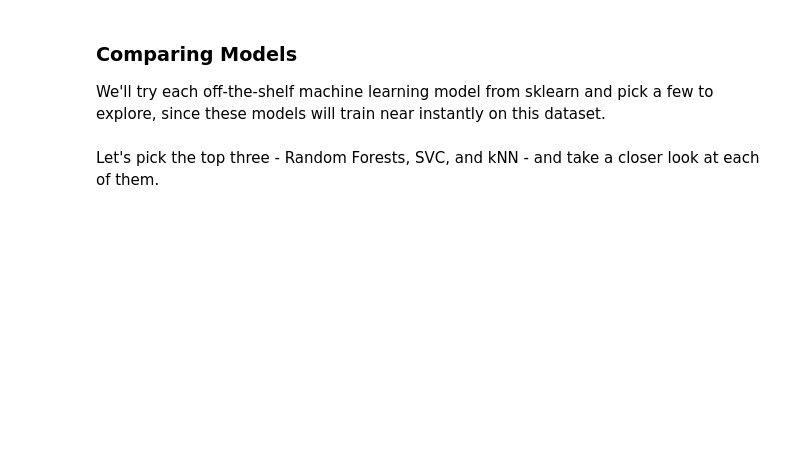
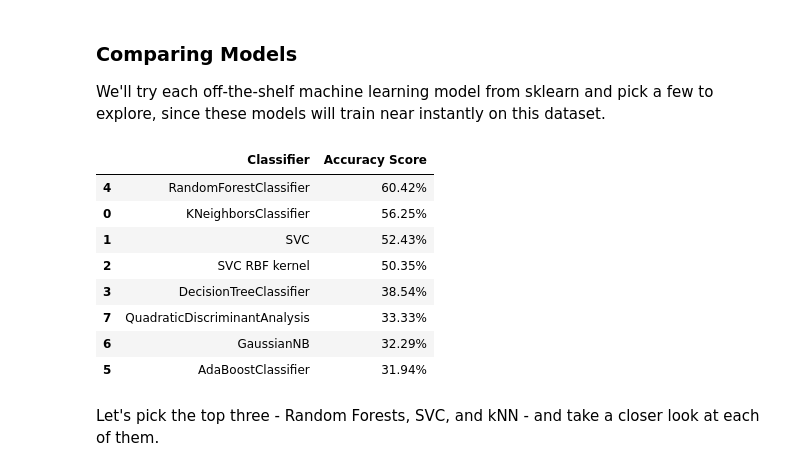
Before and after one commit to siimka113/339, a Jupyter notebook: Week_3_MachineLearning.ipynb, the cells around one changed output. Saved outputs shown, nothing was run; the diff lists cells and outputs as text; code cells hidden in the pictures; blank space fills up the shorter version.

Commit message:
Ran on local host and did some new analysis

```diff
--- a/Week_3_MachineLearning.ipynb
+++ b/Week_3_MachineLearning.ipynb
@@ -528,29 +563,41 @@ We'll try each off-the-shelf machine learning model from sklearn and pick a few
 # %%
 from sklearn.neighbors import KNeighborsClassifier
 from sklearn.svm import SVC
 from sklearn.tree import DecisionTreeClassifier
 from sklearn.ensemble import RandomForestClassifier, AdaBoostClassifier
 from sklearn.naive_bayes import GaussianNB
 from sklearn.discriminant_analysis import QuadraticDiscriminantAnalysis
 
 classification_models = [
-    KNeighborsClassifier(),#(3),
-    SVC(kernel='linear'),#, C=0.025),
+    KNeighborsClassifier(),
+    SVC(kernel='linear'),
     SVC(kernel='rbf'),
-    DecisionTreeClassifier(),#max_depth=5),
-    RandomForestClassifier(),#max_depth=5, n_estimators=10, max_features=1),
+    DecisionTreeClassifier(),
+    RandomForestClassifier(),
     AdaBoostClassifier(),
     GaussianNB(),
-    QuadraticDiscriminantAnalysis()]
+    QuadraticDiscriminantAnalysis(solver='eigen', shrinkage=0.5)]
 
 scores = []
 for model in classification_models:
+    # The 'solver' parameter is now set directly in the QuadraticDiscriminantAnalysis constructor
+    # model.solver = 'eigen' # This line is no longer needed here
     model.fit(X_train_scaled, y_train)
     score = model.score(X_test_scaled, y_test)
     model_name = type(model).__name__
     if model_name=='SVC' and model.kernel=='rbf': model_name+=' RBF kernel'
     scores.append((model_name,(f'{100*score:.2f}%')))
 # Make it pretty
 scores_df = pd.DataFrame(scores,columns=['Classifier','Accuracy Score'])
 scores_df.sort_values(by='Accuracy Score',axis=0,ascending=False)
+# %% [output]
+|  | Classifier | Accuracy Score |
+| 4 | RandomForestClassifier | 60.42% |
+| 0 | KNeighborsClassifier | 56.25% |
+| 1 | SVC | 52.43% |
+| 2 | SVC RBF kernel | 50.35% |
+| 3 | DecisionTreeClassifier | 38.54% |
+| 7 | QuadraticDiscriminantAnalysis | 33.33% |
+| 6 | GaussianNB | 32.29% |
+| 5 | AdaBoostClassifier | 31.94% |
 # %%
```
Also changed, not shown: parts of 26 cells of this notebook.
